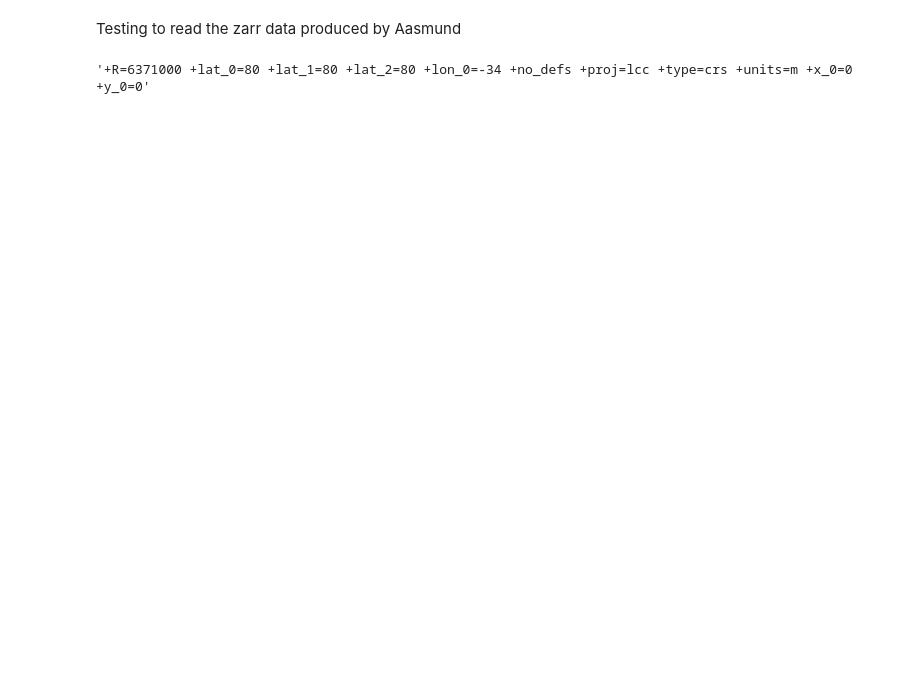
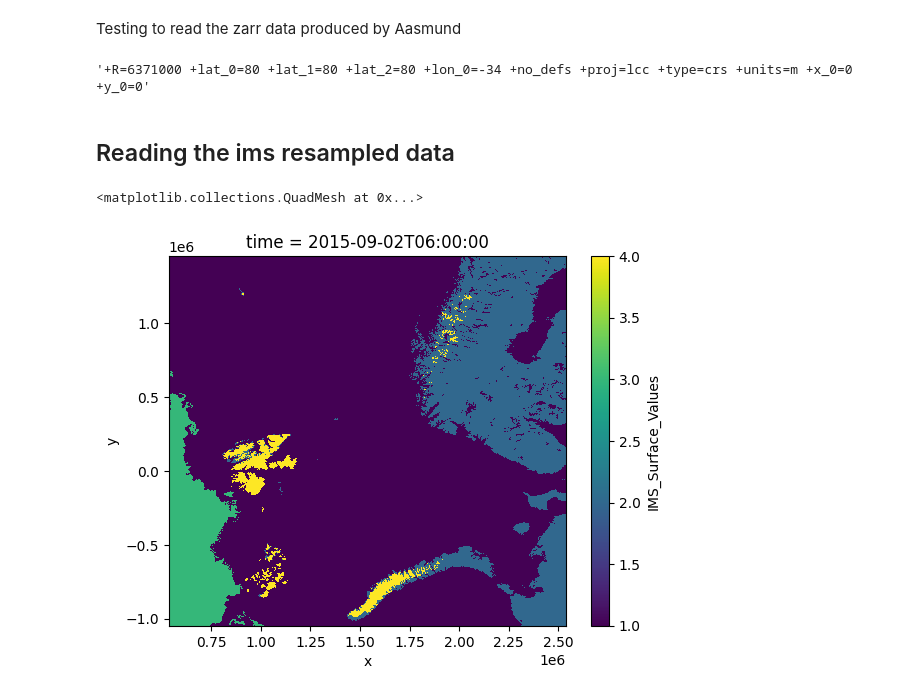
Before and after one commit to carlos9917/cerise_snow_verif, a Jupyter notebook: handling_zarr_data/EDA.ipynb, the cells around one changed output. Saved outputs shown, nothing was run; the diff lists cells and outputs as text; code cells hidden in the pictures; blank space fills up the shorter version.

Commit message:
Added read_resample.ipynb test

```diff
--- a/handling_zarr_data/EDA.ipynb
+++ b/handling_zarr_data/EDA.ipynb
@@ -20,3 +22,7 @@ carra_analysis = xr.open_zarr(f"/scratch/fab0/Projects/cerise/carra_snow_data/an
 carra_analysis.projection
 # %% [output]
 '+R=6371000 +lat_0=80 +lat_1=80 +lat_2=80 +lon_0=-34 +no_defs +proj=lcc +type=crs +units=m +x_0=0 +y_0=0'
+# %% [markdown]
+## Reading the ims resampled data
+# %%
+ims_in_carra1=xr.open_zarr("/ec/res4/scratch/nhd/CERISE/IMS_snow_cover/ims.zarr")
@@ -22,0 +31,5 @@ carra_analysis.projection
+# %%
+ims_in_carra1["IMS_Surface_Values"][0,:,:].plot()
+# %% [output]
+<matplotlib.collections.QuadMesh at 0x...>
+[figure, added]
```
Also changed, not shown: parts of 29 cells of this notebook.
